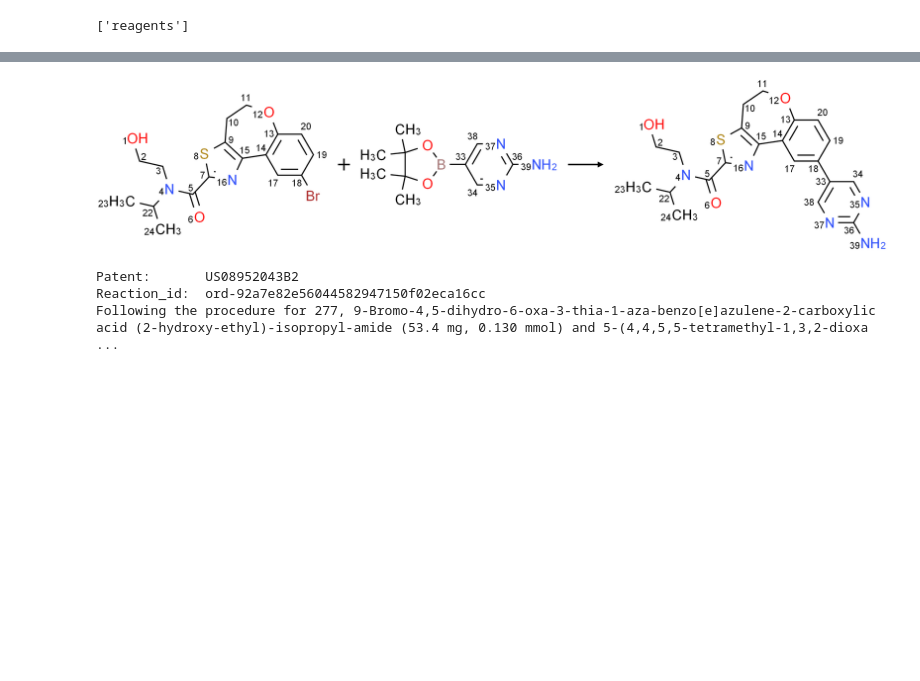
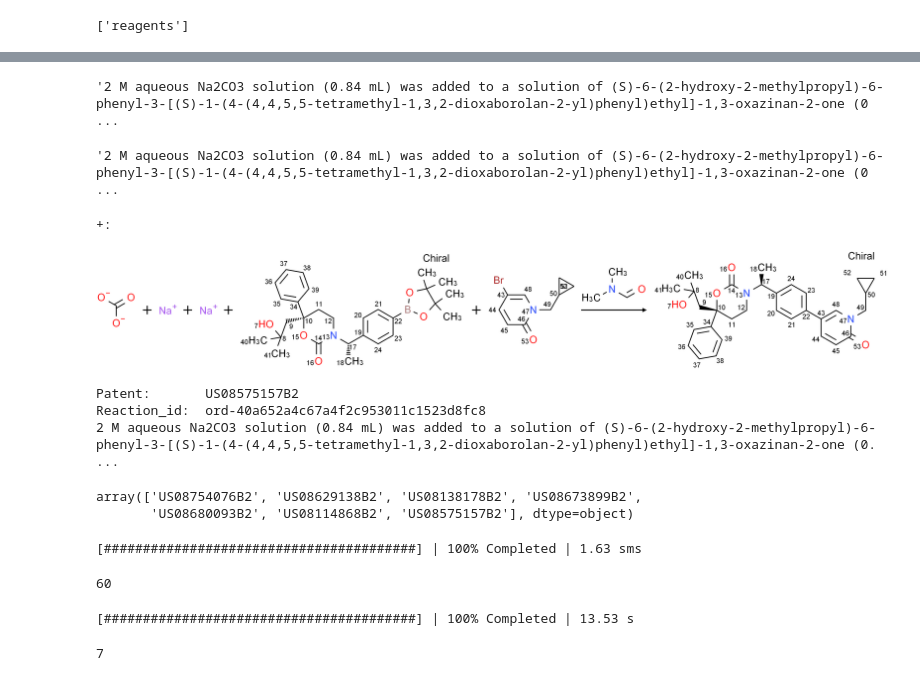
Before and after one commit to alkorolyov/selvita, a Jupyter notebook: 07_suzuki_clean.ipynb, the cells around one changed output, grey strips where cells are left out. Drawn from its saved outputs; the diff is of its cells as text; code cells hidden in the pictures; blank space fills up the shorter version.

Commit message:
Parsing method for USPTO compounds to numpy array

```diff
--- a/07_suzuki_clean.ipynb
+++ b/07_suzuki_clean.ipynb
@@ -27,0 +40,19 @@ original_dataset      ->         Missing values: 0 (0.00%)
+# %%
+full_text = "2 M aqueous Na2CO3 solution (0.84 mL) was added to a solution of (S)-6-(2-hydroxy-2-methylpropyl)-6-phenyl-3-[(S)-1-(4-(4,4,5,5-tetramethyl-1,3,2-dioxaborolan-2-yl)phenyl)ethyl]-1,3-oxazinan-2-one (0.40 g) and 5-bromo-1-cyclopropylmethyl-1H-pyridin-2-one (0.24 g) in dimethyl-formamide (4 mL). The resulting mixture was sparged with argon for 10 min, before [1,1′-bis(diphenylphosphino)ferrocene]-dichloropalladium(II) dichloromethane complex (34 mg) was added. The mixture was heated to 100° C. and stirred at this temperature for 4 h. After cooling to ambient temperature, water was added and the resulting mixture was extracted with ethyl acetate. The combined organic extracts were washed with brine, dried (MgSO4), and concentrated. The residue was purified by chromatography on silica gel (dichloromethane/methanol 99:1->95:5) to afford the title compound that was crystallized with little ethyl acetate. Yield: 0.19 g (46% of theory); Mass spectrum (ESI+): m/z=501 [M+H]+."
+
+search_text = "9-Bromo-4,5-dihydro-6-oxa-3-thia-1-aza-benzo[e]azulene-2-carboxylic acid (2-hydroxy-ethyl)-isopropyl-amide"
+# %%
+matches = find_near_matches(search_text, full_text, max_l_dist=3)
+if matches:
+    for m in matches:
+        print(m)
+# %%
+%%time
+def match(sequence, subsequence):
+    matches = find_near_matches(subsequence, sequence, max_l_dist=3)
+    if matches:
+        return True
+    return False
+
+mask = suzuki_df['notes'].apply(match, args=(full_text,))
+mask.sum()
@@ -28,7 +71,40 @@ original_dataset      ->         Missing values: 0 (0.00%)
+# %%
+suzuki_df.loc[mask & ~mask_exact, 'notes'].iat[0]
+# %% [output]
+'2 M aqueous Na2CO3 solution (0.84 mL) was added to a solution of (S)-6-(2-hydroxy-2-methylpropyl)-6-phenyl-3-[(S)-1-(4-(4,4,5,5-tetramethyl-1,3,2-dioxaborolan-2-yl)phenyl)ethyl]-1,3-oxazinan-2-one (0 ...
+# %%
+suzuki_df.loc[mask_exact, 'notes'].iat[0]
+# %% [output]
+'2 M aqueous Na2CO3 solution (0.84 mL) was added to a solution of (S)-6-(2-hydroxy-2-methylpropyl)-6-phenyl-3-[(S)-1-(4-(4,4,5,5-tetramethyl-1,3,2-dioxaborolan-2-yl)phenyl)ethyl]-1,3-oxazinan-2-one (0 ...
+# %%
+from difflib import ndiff
+
+seq_fuzz = suzuki_df.loc[mask & ~mask_exact, 'notes'].iat[0]
+seq_exact = suzuki_df.loc[mask_exact, 'notes'].iat[0]
+
+for s in ndiff(seq_exact, seq_fuzz):
+    if s[0] == " ": continue
+    print(f"{s[0]}: {s[1:]}")
+# %% [output]
++:
 # %%
-draw_reaction(suzuki_df)
+draw_reaction(suzuki_df[mask])
 # %% [output]
-[figure, old version]
+[figure, new version]
-Patent:       US08952043B2
-Reaction_id:  ord-92a7e82e56044582947150f02eca16cc
-Following the procedure for 277, 9-Bromo-4,5-dihydro-6-oxa-3-thia-1-aza-benzo[e]azulene-2-carboxylic acid (2-hydroxy-ethyl)-isopropyl-amide (53.4 mg, 0.130 mmol) and 5-(4,4,5,5-tetramethyl-1,3,2-dioxa ...
+Patent:       US08575157B2
+Reaction_id:  ord-40a652a4c67a4f2c953011c1523d8fc8
+2 M aqueous Na2CO3 solution (0.84 mL) was added to a solution of (S)-6-(2-hydroxy-2-methylpropyl)-6-phenyl-3-[(S)-1-(4-(4,4,5,5-tetramethyl-1,3,2-dioxaborolan-2-yl)phenyl)ethyl]-1,3-oxazinan-2-one (0. ...
+# %%
+suzuki_df.loc[mask, 'patent'].unique()
+# %% [output]
+array(['US08754076B2', 'US08629138B2', 'US08138178B2', 'US08673899B2',
+       'US08680093B2', 'US08114868B2', 'US08575157B2'], dtype=object)
+# %%
+suzuki_dd = dd.from_pandas(suzuki_df['notes'], npartitions=240)
+mask_dd = suzuki_dd.apply(match,
+               args=(search_text,),
+               meta=pd.Series(dtype=bool)).compute(scheduler="threads")
+mask_dd.sum()
+# %% [output]
+[########################################] | 100% Completed | 1.63 sms
+60
@@ -34,0 +114,10 @@ Following the procedure for 277, 9-Bromo-4,5-dihydro-6-oxa-3-thia-1-aza-benzo[e]
+# %%
+uspto_dd = dd.from_pandas(uspto_df['notes'], npartitions=240)
+mask_dd = uspto_dd.apply(match,
+               args=(full_text,),
+               meta=pd.Series(dtype=bool)).compute(scheduler="processes")
+mask_dd.sum()
+# mask = uspto_df['notes'].apply(match, args=(search_text,))
+# %% [output]
+[########################################] | 100% Completed | 13.53 s
+7
```
Also changed, not shown: parts of 8 cells of this notebook, 7 other files.
